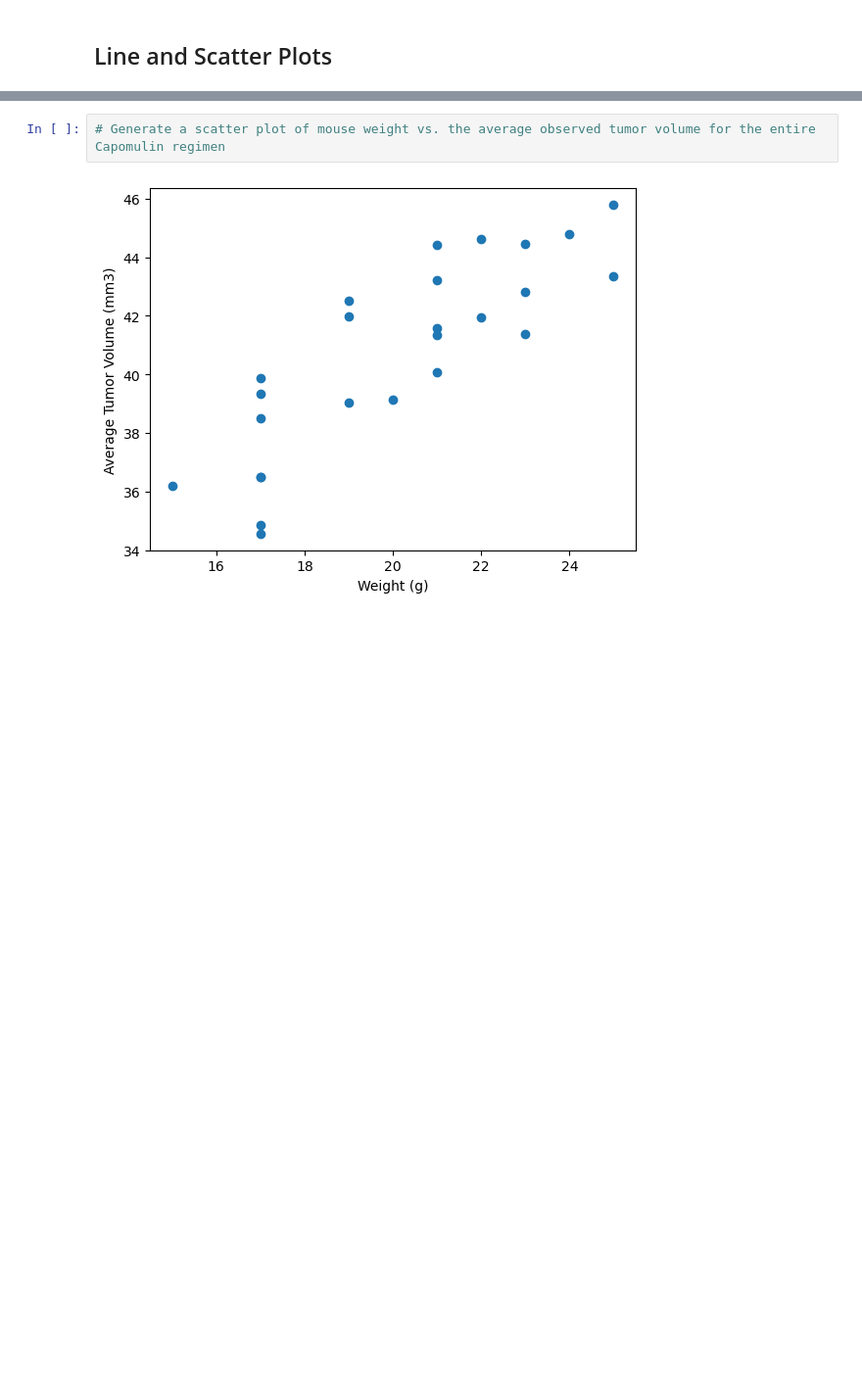
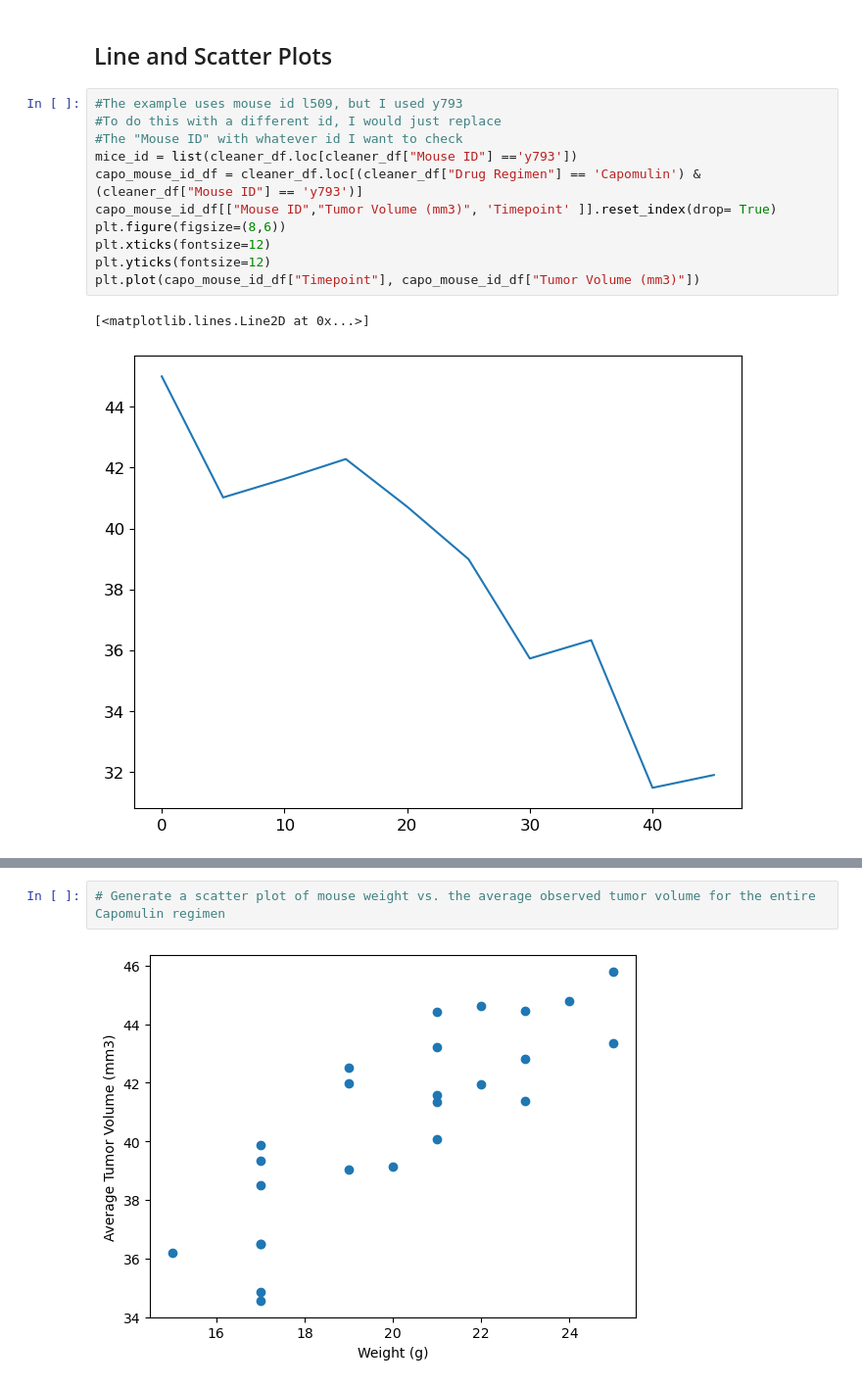
Before and after one commit to matthewjgarcia/Data_Visualization, a Jupyter notebook: pymaceuticals_starter.ipynb, the cells around one changed output, grey strips where cells are left out. Shown: that part at 98% size. Drawn from its saved outputs; the diff is of its cells as text; blank space fills up the shorter version.

```diff
--- a/pymaceuticals_starter.ipynb
+++ b/pymaceuticals_starter.ipynb
@@ -258,4 +270,18 @@ Ceftamin's potential outliers are: Series([], Name: Tumor Volume (mm3), dtype: f
 # %% [markdown]
 ## Line and Scatter Plots
+# %%
+#The example uses mouse id l509, but I used y793
+#To do this with a different id, I would just replace
+#The "Mouse ID" with whatever id I want to check
+mice_id = list(cleaner_df.loc[cleaner_df["Mouse ID"] =='y793'])
+capo_mouse_id_df = cleaner_df.loc[(cleaner_df["Drug Regimen"] == 'Capomulin') & (cleaner_df["Mouse ID"] == 'y793')]
+capo_mouse_id_df[["Mouse ID","Tumor Volume (mm3)", 'Timepoint' ]].reset_index(drop= True)
+plt.figure(figsize=(8,6))
+plt.xticks(fontsize=12)
+plt.yticks(fontsize=12)
+plt.plot(capo_mouse_id_df["Timepoint"], capo_mouse_id_df["Tumor Volume (mm3)"])
+# %% [output]
+[<matplotlib.lines.Line2D at 0x...>]
+[figure, added]
 # %%
 # Generate a line plot of tumor volume vs. time point for a single mouse treated with Capomulin
```
Also changed, not shown: parts of 3 cells of this notebook.
